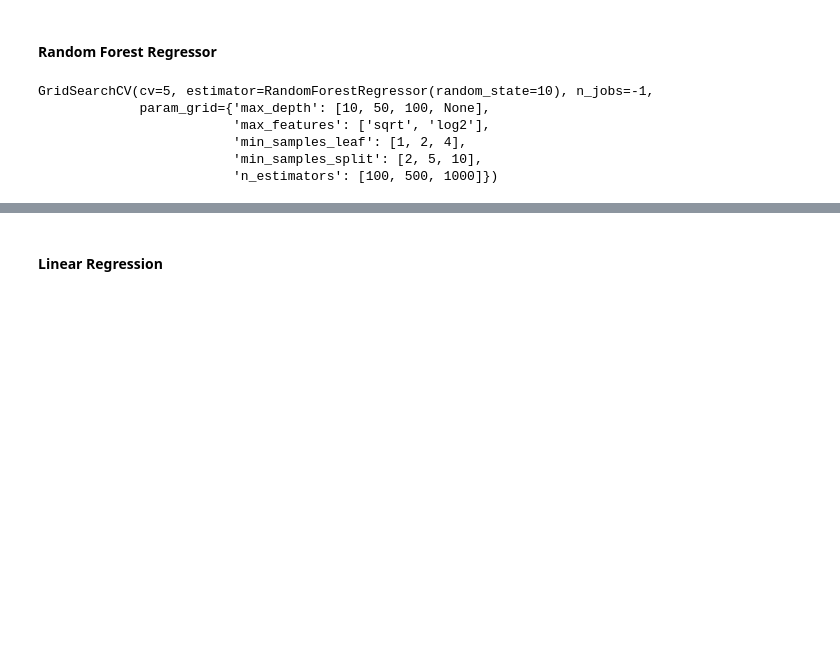
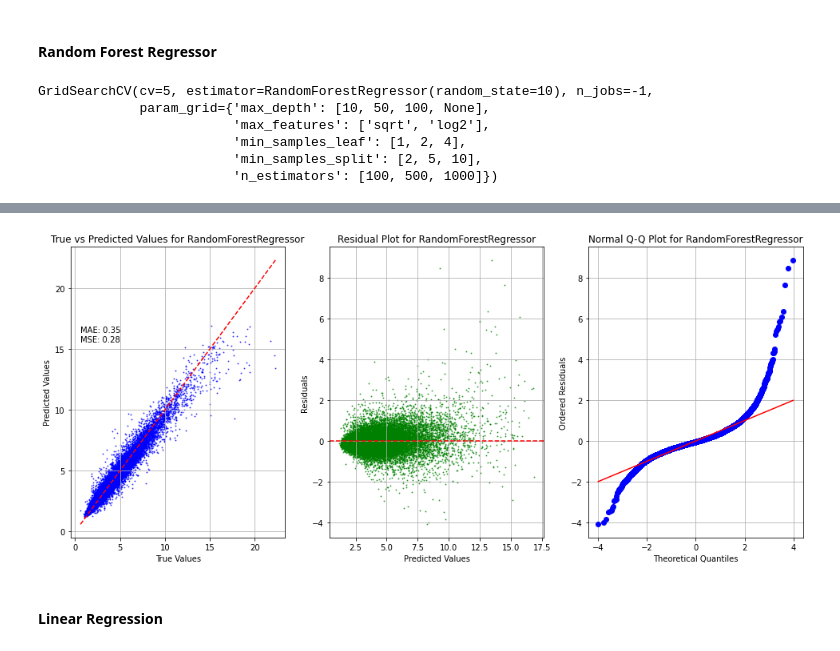
Before and after one commit to Srinidhi-Sunkara/Asteroid_Diameter_Detection, a Jupyter notebook: Diameter Detection in Asteroids.ipynb, the cells around one changed output, grey strips where cells are left out. Saved outputs shown, nothing was run; the diff lists cells and outputs as text; code cells hidden in the pictures; blank space fills up the shorter version.

```diff
--- a/Diameter Detection in Asteroids.ipynb
+++ b/Diameter Detection in Asteroids.ipynb
@@ -1329,3 +1365,7 @@ training done
+# %%
+plot_predictions(y_test, y_pred, RandomForestRegressor)
+# %% [output]
+[figure, added]
 # %% [markdown]
 #### Linear Regression
 # %%
```
Also changed, not shown: parts of 15 cells of this notebook, 2 other files.
